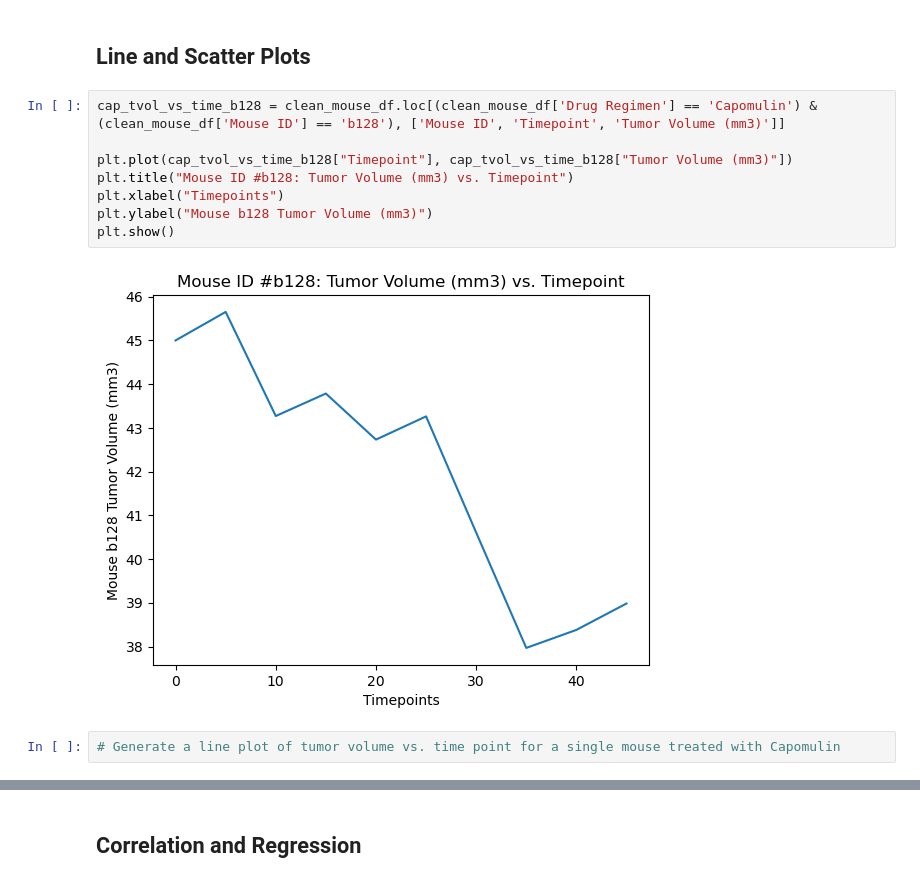
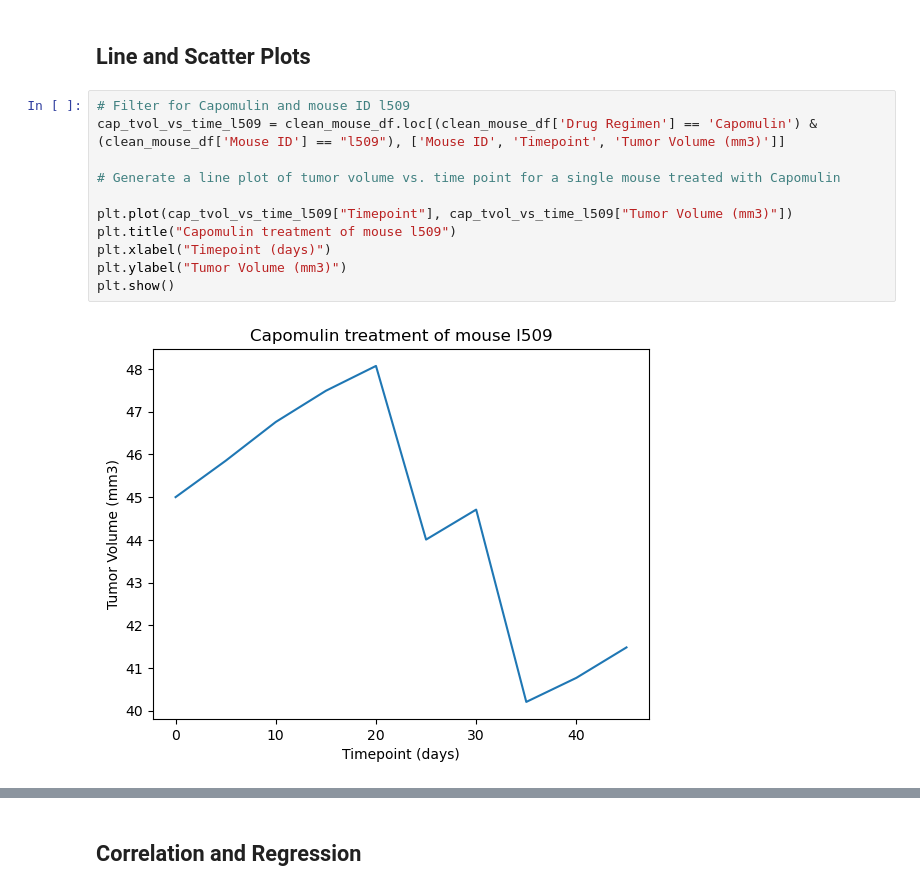
Before and after one commit to NicholasJWiid/matplotlib_challenge, a Jupyter notebook: pymaceuticals_complete.ipynb, the cells around one changed output, grey strips where cells are left out. Cells and saved outputs as stored; diff of their text form.

```diff
--- a/pymaceuticals_complete.ipynb
+++ b/pymaceuticals_complete.ipynb
@@ -486,15 +322,16 @@ plt.show()
 # %% [markdown]
 ## Line and Scatter Plots
 # %%
-cap_tvol_vs_time_b128 = clean_mouse_df.loc[(clean_mouse_df['Drug Regimen'] == 'Capomulin') & (clean_mouse_df['Mouse ID'] == 'b128'), ['Mouse ID', 'Timepoint', 'Tumor Volume (mm3)']]
+# Filter for Capomulin and mouse ID l509
+cap_tvol_vs_time_l509 = clean_mouse_df.loc[(clean_mouse_df['Drug Regimen'] == 'Capomulin') & (clean_mouse_df['Mouse ID'] == "l509"), ['Mouse ID', 'Timepoint', 'Tumor Volume (mm3)']]
 
-plt.plot(cap_tvol_vs_time_b128["Timepoint"], cap_tvol_vs_time_b128["Tumor Volume (mm3)"])
-plt.title("Mouse ID #b128: Tumor Volume (mm3) vs. Timepoint")
-plt.xlabel("Timepoints")
-plt.ylabel("Mouse b128 Tumor Volume (mm3)")
+# Generate a line plot of tumor volume vs. time point for a single mouse treated with Capomulin
+
+plt.plot(cap_tvol_vs_time_l509["Timepoint"], cap_tvol_vs_time_l509["Tumor Volume (mm3)"])
+plt.title("Capomulin treatment of mouse l509")
+plt.xlabel("Timepoint (days)")
+plt.ylabel("Tumor Volume (mm3)")
 plt.show()
 # %% [output]
-[figure, old version]
+[figure, new version]
-# %%
-# Generate a line plot of tumor volume vs. time point for a single mouse treated with Capomulin
 # %%
```
Also changed, not shown: parts of 39 cells of this notebook, 3 other files.
